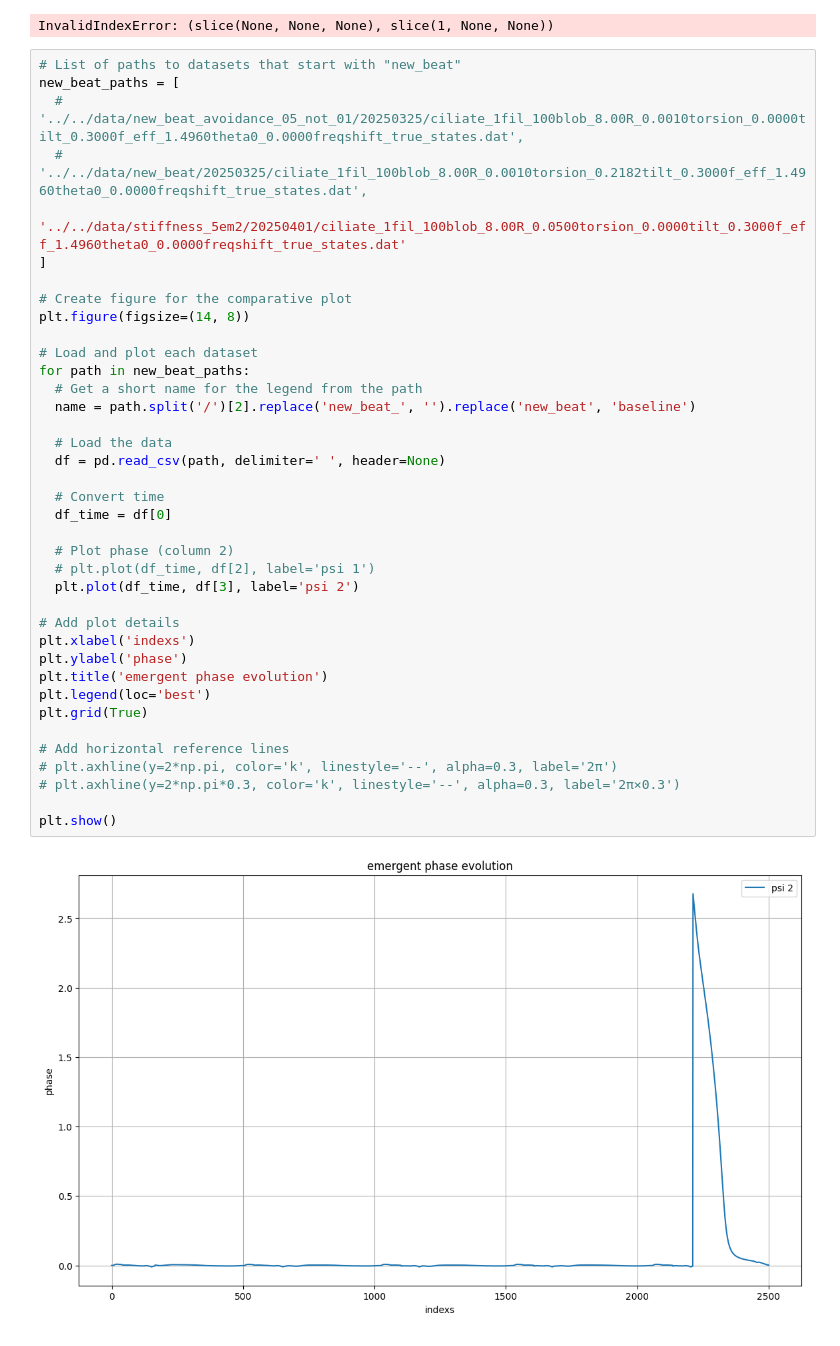
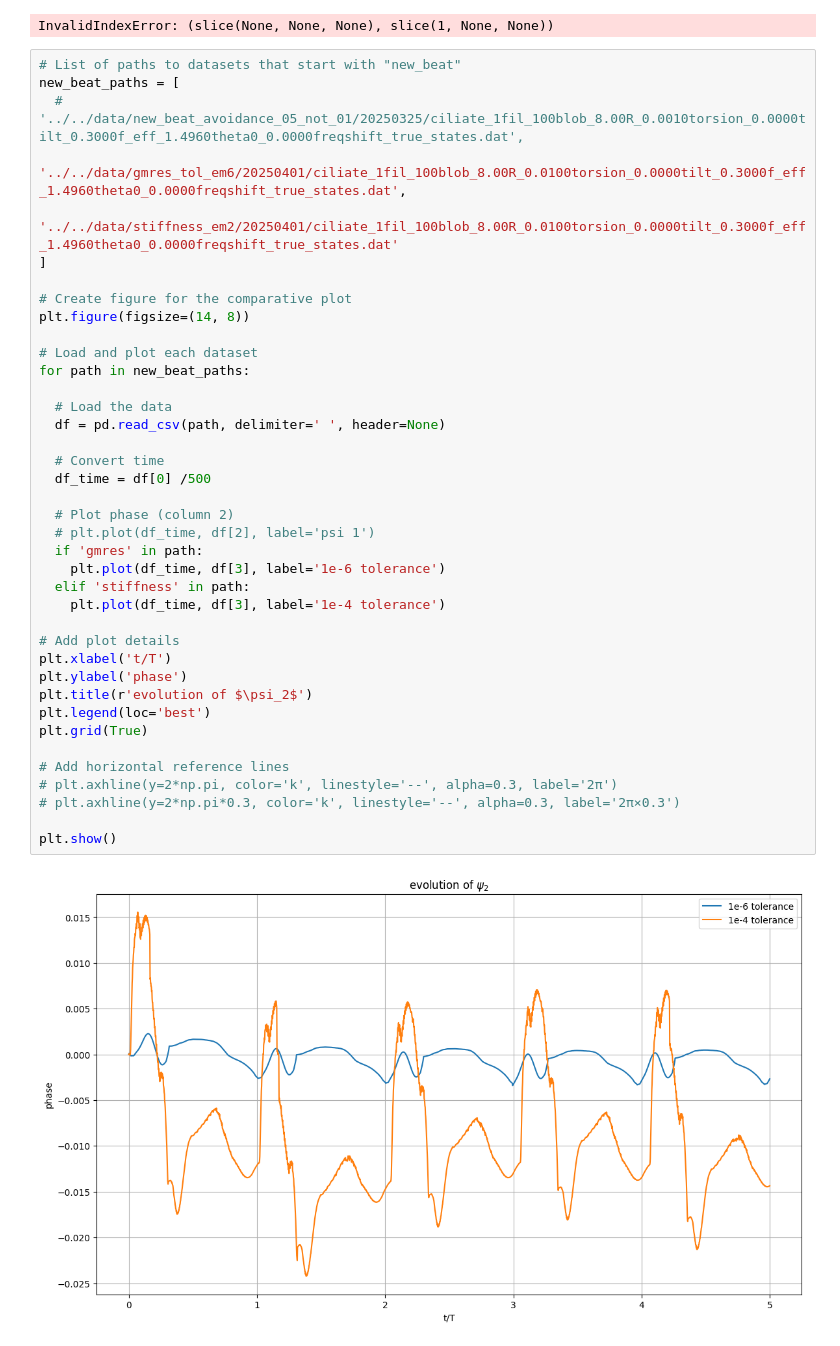
Before and after one commit to Biofluid-Dynamics-Group/cuda-filaments, a Jupyter notebook: analysis/test_emergence/test_emergence.ipynb, the cells around one changed output. Saved outputs shown, nothing was run; the diff lists cells and outputs as text.

Commit message:
looks like the psi_2 shift has to do with GMRES tolerance and relative size, that's fine

```diff
--- a/analysis/test_emergence/test_emergence.ipynb
+++ b/analysis/test_emergence/test_emergence.ipynb
@@ -136,39 +136,40 @@ InvalidIndexError: (slice(None, None, None), slice(1, None, None))
 # List of paths to datasets that start with "new_beat"
 new_beat_paths = [
   # '../../data/new_beat_avoidance_05_not_01/20250325/ciliate_1fil_100blob_8.00R_0.0010torsion_0.0000tilt_0.3000f_eff_1.4960theta0_0.0000freqshift_true_states.dat',
-  # '../../data/new_beat/20250325/ciliate_1fil_100blob_8.00R_0.0010torsion_0.2182tilt_0.3000f_eff_1.4960theta0_0.0000freqshift_true_states.dat',
-  '../../data/stiffness_5em2/20250401/ciliate_1fil_100blob_8.00R_0.0500torsion_0.0000tilt_0.3000f_eff_1.4960theta0_0.0000freqshift_true_states.dat'
+  '../../data/gmres_tol_em6/20250401/ciliate_1fil_100blob_8.00R_0.0100torsion_0.0000tilt_0.3000f_eff_1.4960theta0_0.0000freqshift_true_states.dat',
+  '../../data/stiffness_em2/20250401/ciliate_1fil_100blob_8.00R_0.0100torsion_0.0000tilt_0.3000f_eff_1.4960theta0_0.0000freqshift_true_states.dat'
 ]
 
 # Create figure for the comparative plot
 plt.figure(figsize=(14, 8))
 
 # Load and plot each dataset
 for path in new_beat_paths:
-  # Get a short name for the legend from the path
-  name = path.split('/')[2].replace('new_beat_', '').replace('new_beat', 'baseline')
 
   # Load the data
   df = pd.read_csv(path, delimiter=' ', header=None)
 
   # Convert time
-  df_time = df[0]
+  df_time = df[0] /500
 
   # Plot phase (column 2)
   # plt.plot(df_time, df[2], label='psi 1')
-  plt.plot(df_time, df[3], label='psi 2')
+  if 'gmres' in path:
+    plt.plot(df_time, df[3], label='1e-6 tolerance')
+  elif 'stiffness' in path:
+    plt.plot(df_time, df[3], label='1e-4 tolerance')
 
 # Add plot details
-plt.xlabel('indexs')
+plt.xlabel('t/T')
 plt.ylabel('phase')
-plt.title('emergent phase evolution')
+plt.title(r'evolution of $\psi_2$')
 plt.legend(loc='best')
 plt.grid(True)
 
 # Add horizontal reference lines
 # plt.axhline(y=2*np.pi, color='k', linestyle='--', alpha=0.3, label='2π')
 # plt.axhline(y=2*np.pi*0.3, color='k', linestyle='--', alpha=0.3, label='2π×0.3')
 
 plt.show()
 # %% [output]
-[figure, old version]
+[figure, new version]
```
Also changed, not shown: 2 other files.
